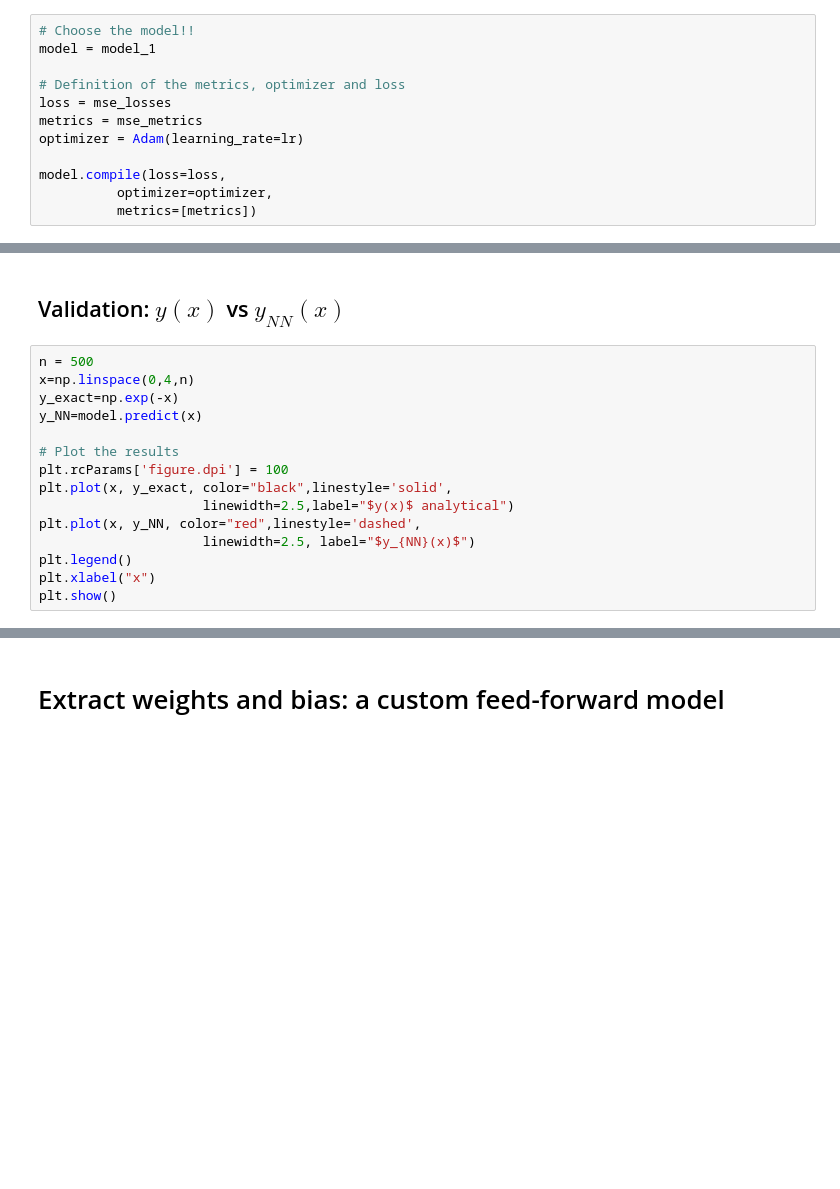
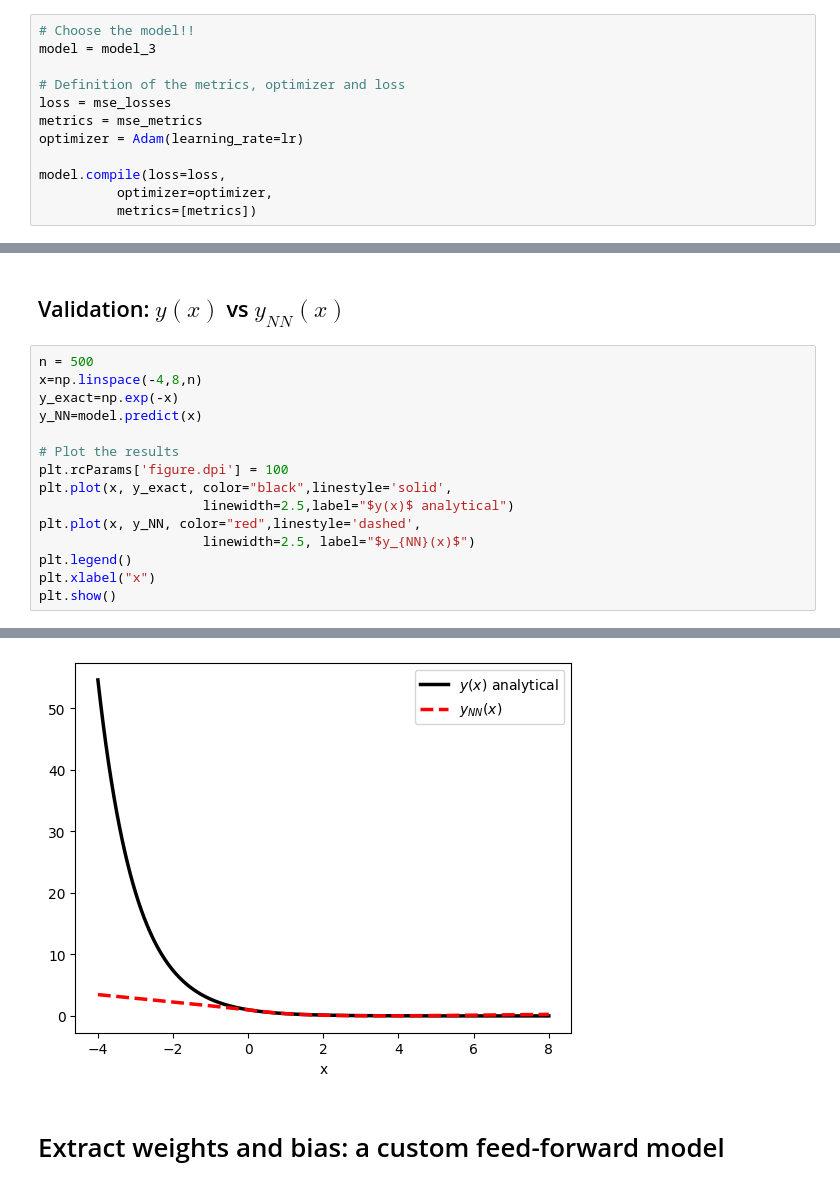
Before and after one commit to IrisFDTD/AI-UNIZAR-course, a Jupyter notebook: regression/ai_unizar_course_regression_1.ipynb, the cells around one changed output, grey strips where cells are left out. Drawn from its saved outputs; the diff is of its cells as text; blank space fills up the shorter version.

```diff
--- a/regression/ai_unizar_course_regression_1.ipynb
+++ b/regression/ai_unizar_course_regression_1.ipynb
@@ -76,7 +76,7 @@ model_3 = Model(input,output)
 ## Metrics, optimizer and loss
 # %%
 # Choose the model!!
-model = model_1
+model = model_3
 
 # Definition of the metrics, optimizer and loss
 loss = mse_losses
@@ -110,7 +145,7 @@ plt.show()
 ## Validation: $y(x)$ vs $y_{NN}(x)$
 # %%
 n = 500
-x=np.linspace(0,4,n)
+x=np.linspace(-4,8,n)
 y_exact=np.exp(-x)
 y_NN=model.predict(x)
 
@@ -123,3 +158,4 @@ plt.plot(x, y_NN, color="red",linestyle='dashed',
 plt.legend()
 plt.xlabel("x")
 plt.show()
+# %% [output]
@@ -126,3 +163,4 @@ plt.show()
+[figure, added]
 # %% [markdown]
 # Extract weights and bias: a custom feed-forward model
 # %%
```
Also changed, not shown: parts of 7 cells of this notebook, 1 other file.
